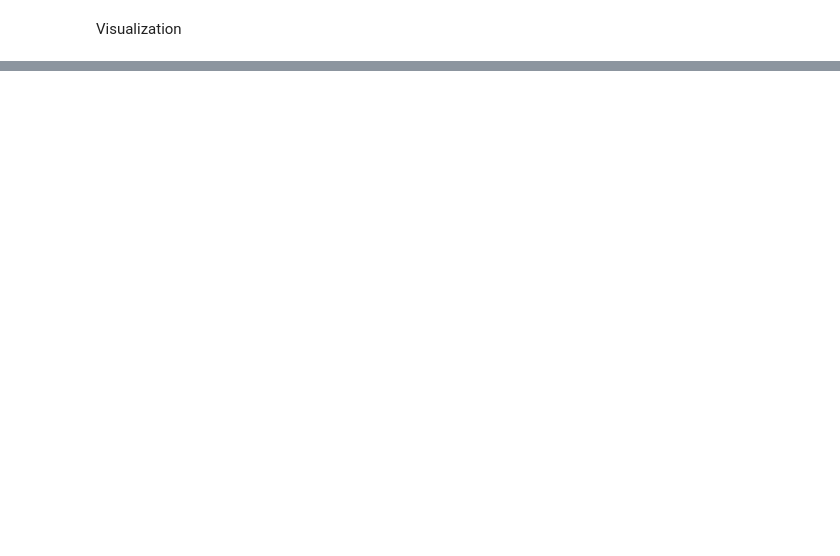
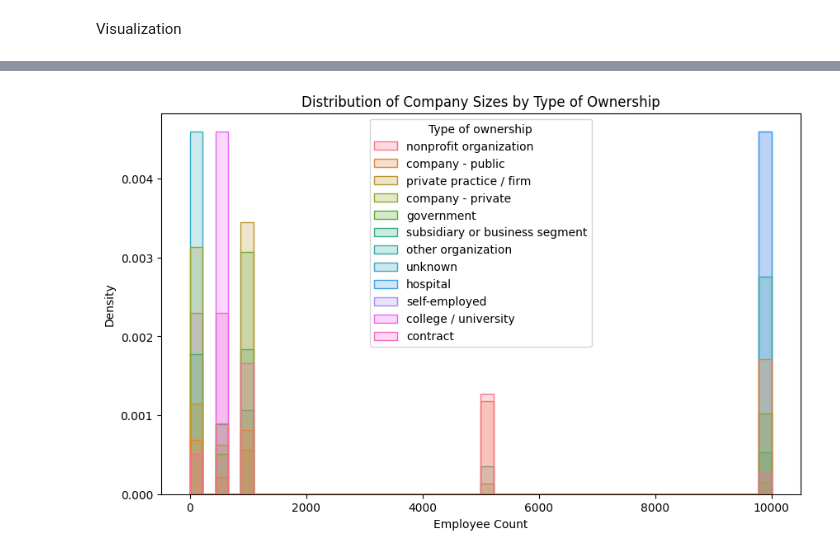
Before and after one commit to wikipidiaconsultant/learners-repo, a Jupyter notebook: Project-DC.ipynb, the cells around one changed output, grey strips where cells are left out. Cells and saved outputs as stored; diff of their text form; code cells hidden in the pictures; blank space fills up the shorter version.

Commit message:
Completed Project by completing data visualisation

```diff
--- a/Project-DC.ipynb
+++ b/Project-DC.ipynb
@@ -901,7 +900,7 @@ print(remote_rating_stats)
 KeyError: 'Remote'
 # %%
 df['Average Salary'] = pd.to_numeric(df['Average Salary'], errors='coerce').astype('Int64')
-df['Average Salary'] = pd.to_numeric(df['Average Salary'], errors='coerce').astype(pd.Int32Dtype())
+
 
 
 company_presence = df.groupby('Company Name')['Job Title'].count().reset_index()
@@ -1305,7 +1304,6 @@ unknown                                3.0
 Name: Rating, dtype: Float32
 # %%
 df['EmployeeSize']= pd.to_numeric(df['EmployeeSize'], errors='coerce').astype('Int64')
-df['EmployeeSize']=pd.to_numeric(df['EmployeeSize'], errors='coerce').astype(pd.Int32Dtype())
 
 ownership_groups = df.groupby('Type of ownership')
 mean_sizes = ownership_groups['EmployeeSize'].mean()
@@ -2091,0 +2106,4 @@ Average Rating for Companies with Common Competitors: 3.4961166
+# %%
+#Data finalization
+
+df = df.replace(r'^\s*$', ' ', regex=True)
@@ -2091,0 +2113,3 @@ Average Rating for Companies with Common Competitors: 3.4961166
+# %%
+df=df.dropna(how='all')
+df.dropna()
@@ -2093,0 +2168,17 @@ Visualization
+# %%
+#1
+#Basic Visualizations:
+
+import matplotlib.pyplot as plt
+import seaborn as sns
+
+df['EmployeeSize'] = df['Size'].str.extract('(\d+)').astype(float)
+
+plt.figure(figsize=(10, 6))
+sns.histplot(data=df, x='EmployeeSize', hue='Type of ownership', element='step', stat='density', common_norm=False)
+plt.title('Distribution of Company Sizes by Type of Ownership')
+plt.xlabel('Employee Count')
+plt.ylabel('Density')
+plt.show()
+# %% [output]
+[figure, added]
```
Also changed, not shown: parts of 21 cells of this notebook.
